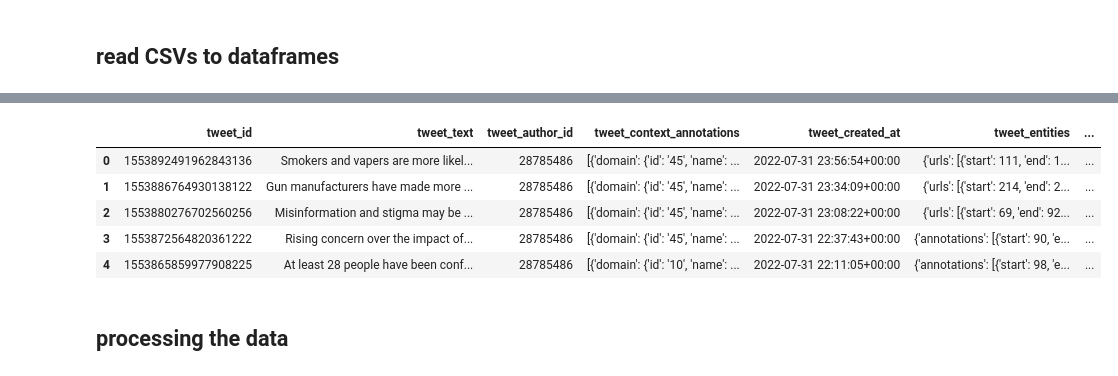
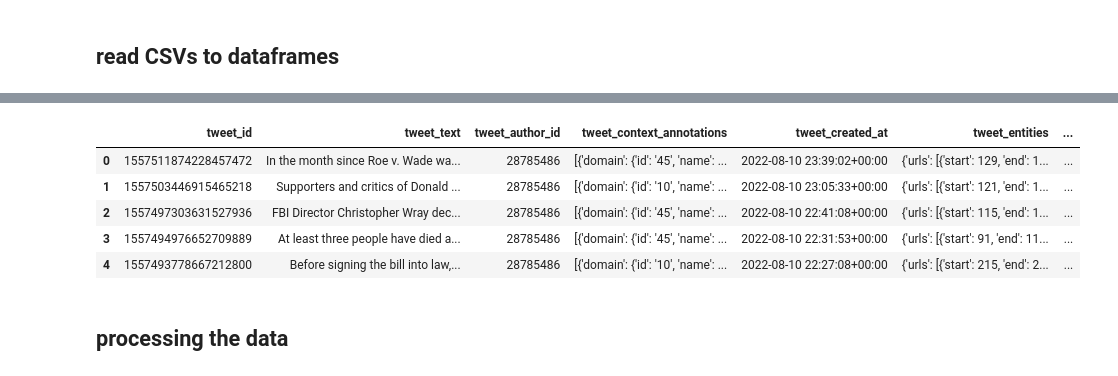
Before and after one commit to katherineskc/data_science_tweets_neutrality, a Jupyter notebook: preliminary_analysis.ipynb, the cells around one changed output, grey strips where cells are left out. Cells and saved outputs as stored; diff of their text form; code cells hidden in the pictures.

```diff
--- a/preliminary_analysis.ipynb
+++ b/preliminary_analysis.ipynb
@@ -40,15 +40,15 @@ twitter_user_details_data.head()
 # %%
 # twitter_users_tweets_2022_july_data
 
-twitter_users_tweets_2022_july_data = pd.read_csv (r'/Users/katherina/data_science_tweets_neutrality/twitter_users_tweets_2022_july.csv')
-twitter_users_tweets_2022_july_data.head()
+twitter_users_tweets_2022_july_august_data = pd.read_csv (r'/Users/katherina/data_science_tweets_neutrality/twitter_users_tweets_2022_july_august.csv')
+twitter_users_tweets_2022_july_august_data.head()
 # %% [output]
 |  | tweet_id | tweet_text | tweet_author_id | tweet_context_annotations | tweet_created_at | tweet_entities | ... |
-| 0 | 1553892491962843136 | Smokers and vapers are more likel... | 28785486 | [{'domain': {'id': '45', 'name': ... | 2022-07-31 23:56:54+00:00 | {'urls': [{'start': 111, 'end': 1... | ... |
-| 1 | 1553886764930138122 | Gun manufacturers have made more ... | 28785486 | [{'domain': {'id': '45', 'name': ... | 2022-07-31 23:34:09+00:00 | {'urls': [{'start': 214, 'end': 2... | ... |
-| 2 | 1553880276702560256 | Misinformation and stigma may be ... | 28785486 | [{'domain': {'id': '45', 'name': ... | 2022-07-31 23:08:22+00:00 | {'urls': [{'start': 69, 'end': 92... | ... |
-| 3 | 1553872564820361222 | Rising concern over the impact of... | 28785486 | [{'domain': {'id': '45', 'name': ... | 2022-07-31 22:37:43+00:00 | {'annotations': [{'start': 90, 'e... | ... |
-| 4 | 1553865859977908225 | At least 28 people have been conf... | 28785486 | [{'domain': {'id': '10', 'name': ... | 2022-07-31 22:11:05+00:00 | {'annotations': [{'start': 98, 'e... | ... |
+| 0 | 1557511874228457472 | In the month since Roe v. Wade wa... | 28785486 | [{'domain': {'id': '45', 'name': ... | 2022-08-10 23:39:02+00:00 | {'urls': [{'start': 129, 'end': 1... | ... |
+| 1 | 1557503446915465218 | Supporters and critics of Donald ... | 28785486 | [{'domain': {'id': '10', 'name': ... | 2022-08-10 23:05:33+00:00 | {'urls': [{'start': 121, 'end': 1... | ... |
+| 2 | 1557497303631527936 | FBI Director Christopher Wray dec... | 28785486 | [{'domain': {'id': '45', 'name': ... | 2022-08-10 22:41:08+00:00 | {'urls': [{'start': 115, 'end': 1... | ... |
+| 3 | 1557494976652709889 | At least three people have died a... | 28785486 | [{'domain': {'id': '45', 'name': ... | 2022-08-10 22:31:53+00:00 | {'urls': [{'start': 91, 'end': 11... | ... |
+| 4 | 1557493778667212800 | Before signing the bill into law,... | 28785486 | [{'domain': {'id': '10', 'name': ... | 2022-08-10 22:27:08+00:00 | {'urls': [{'start': 215, 'end': 2... | ... |
 # %% [markdown]
 ## processing the data
 # %%
```
Also changed, not shown: parts of 9 cells of this notebook.
